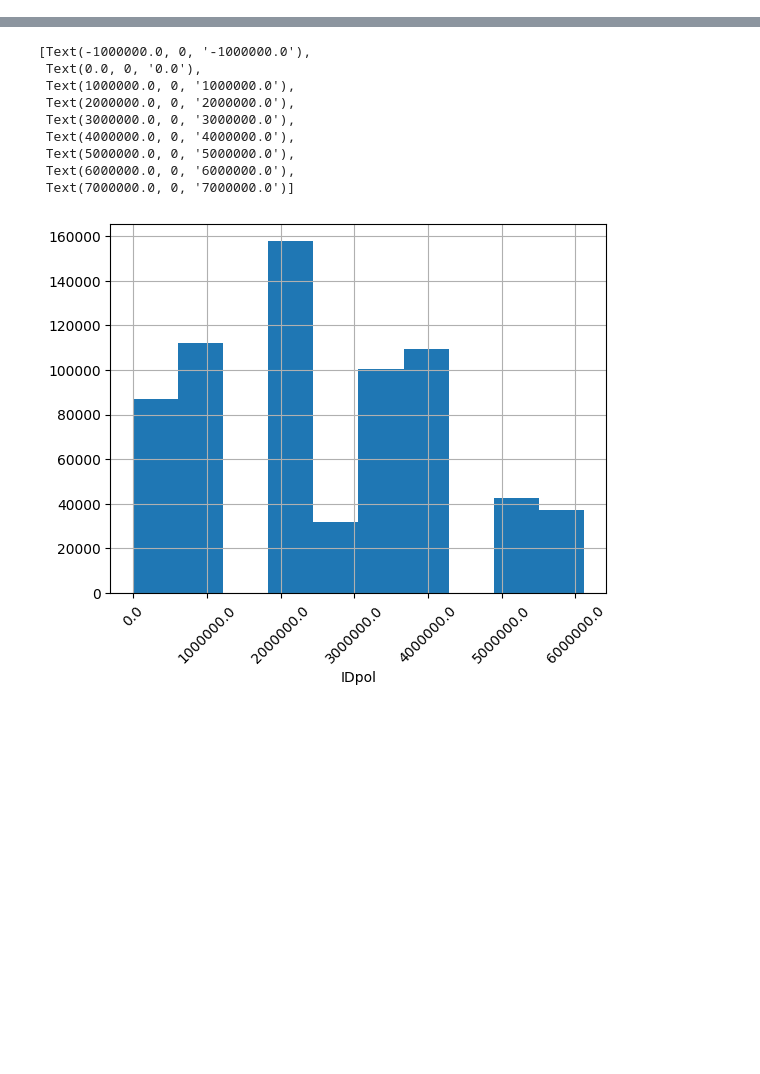
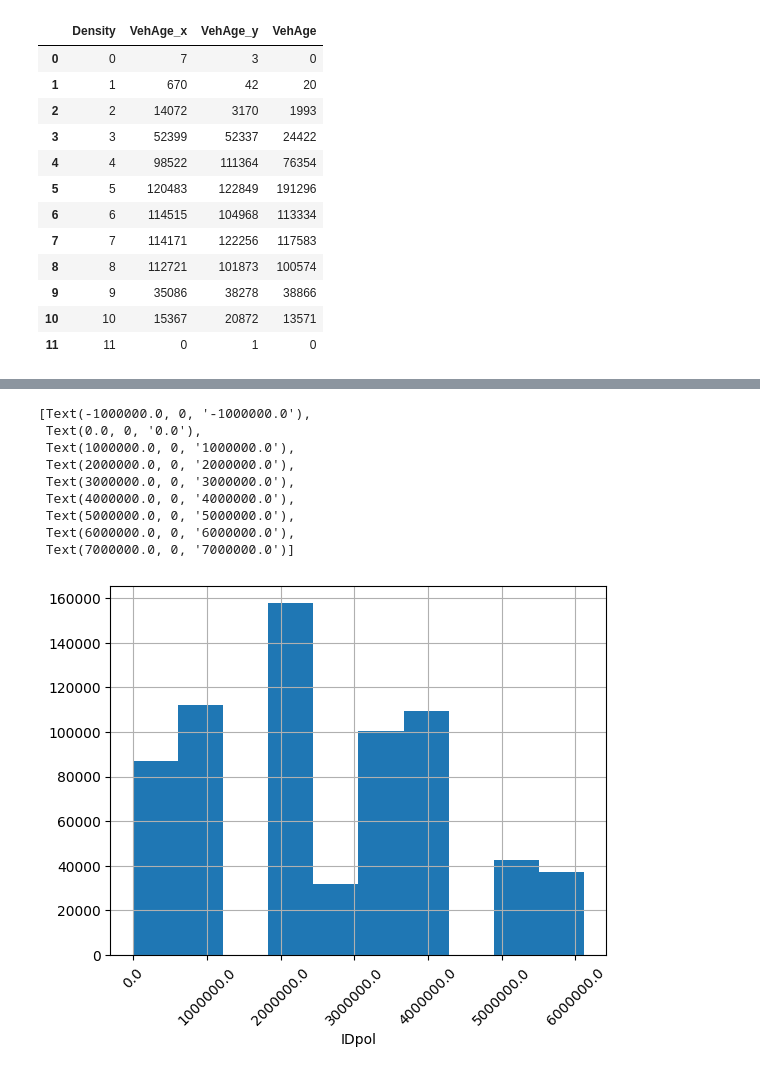
Before and after one commit to AfairiJJ/thesis, a Jupyter notebook: Data Analysis.ipynb, the cells around one changed output, grey strips where cells are left out. Saved outputs shown, nothing was run; the diff lists cells and outputs as text; code cells hidden in the pictures; blank space fills up the shorter version.

```diff
--- a/Data Analysis.ipynb
+++ b/Data Analysis.ipynb
@@ -79 +148,20 @@ Region
+# %%
+pd.set_option('display.max_rows', 500)
+
+dfs = [df[['Density', 'VehAge']].round().astype(int).groupby('Density', as_index=False).count() for df in [real, lei, lnoei]]
+pd.merge(pd.merge(dfs[0], dfs[1], on='Density', how='outer'), dfs[2], on='Density', how='outer').sort_values('Density').fillna(0).astype(int)
+# %% [output]
+|  | Density | VehAge_x | VehAge_y | VehAge |
+| 0 | 0 | 7 | 3 | 0 |
+| 1 | 1 | 670 | 42 | 20 |
+| 2 | 2 | 14072 | 3170 | 1993 |
+| 3 | 3 | 52399 | 52337 | 24422 |
+| 4 | 4 | 98522 | 111364 | 76354 |
+| 5 | 5 | 120483 | 122849 | 191296 |
+| 6 | 6 | 114515 | 104968 | 113334 |
+| 7 | 7 | 114171 | 122256 | 117583 |
+| 8 | 8 | 112721 | 101873 | 100574 |
+| 9 | 9 | 35086 | 38278 | 38866 |
+| 10 | 10 | 15367 | 20872 | 13571 |
+| 11 | 11 | 0 | 1 | 0 |
 # %%
```
Also changed, not shown: parts of 14 cells of this notebook, 5 other files.
